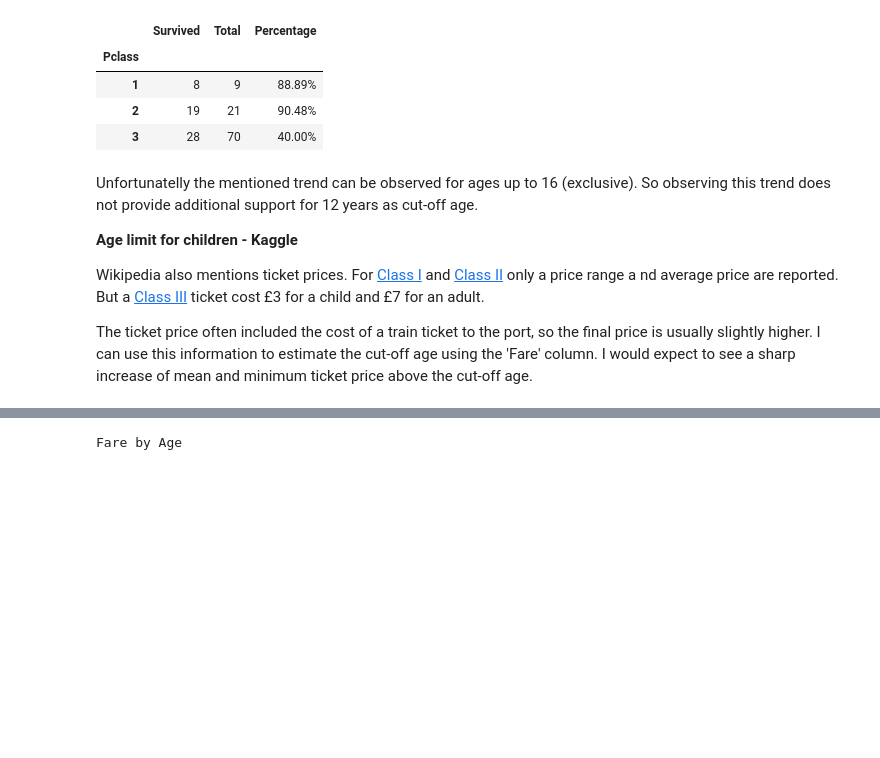
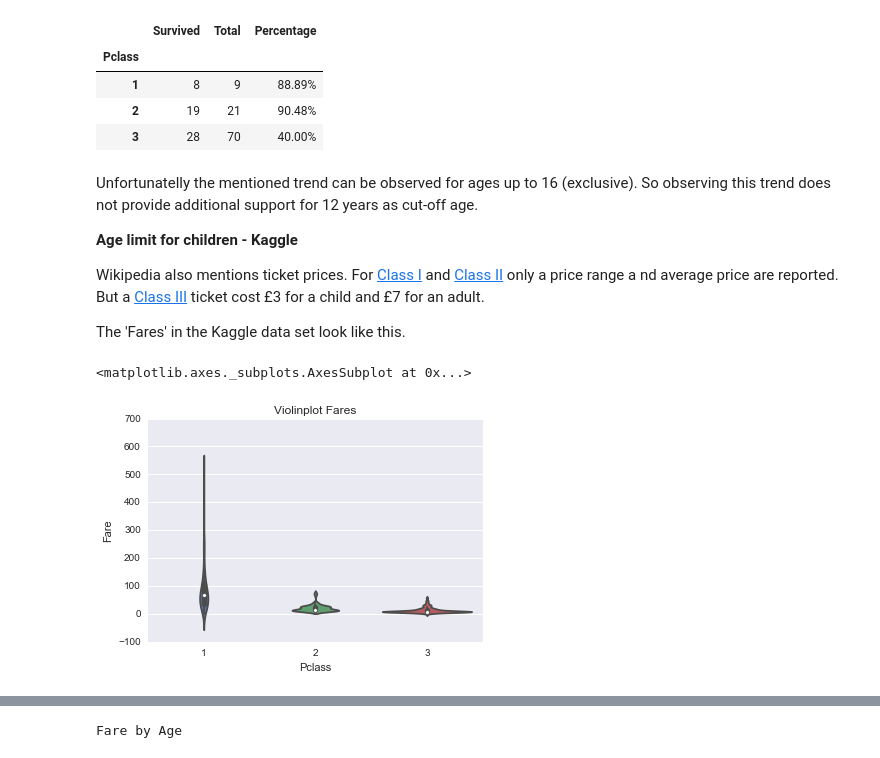
Before and after one commit to popolvar/udacity-dand-P2-titanic, a Jupyter notebook: Konecny P2 - Titanic.ipynb, the cells around one changed output, grey strips where cells are left out. Drawn from its saved outputs; the diff is of its cells as text; code cells hidden in the pictures; blank space fills up the shorter version.

Commit message:
added violinplots and boxplot for Fare

```diff
--- a/Konecny P2 - Titanic.ipynb
+++ b/Konecny P2 - Titanic.ipynb
@@ -260,4 +258,14 @@ Unfortunatelly the mentioned trend can be observed for ages up to 16 (exclusive)
 
 Wikipedia also mentions ticket prices. For [Class I](https://en.wikipedia.org/wiki/Passengers_of_the_RMS_Titanic#First_class) and [Class II](https://en.wikipedia.org/wiki/Passengers_of_the_RMS_Titanic#Second_class)  only a price range a nd average price are reported. But a [Class III](https://en.wikipedia.org/wiki/Passengers_of_the_RMS_Titanic#Third_class) ticket cost £3 for a child and £7 for an adult.
 
-The ticket price often included the cost of a train ticket to the port, so the final price is usually slightly higher. I can use this information to estimate the cut-off age using the 'Fare' column. I would expect to see a sharp increase of mean and minimum ticket price above the cut-off age.
+The 'Fares' in the Kaggle data set look like this.
+# %%
+import seaborn as sns
+import matplotlib.pyplot as plt
+
+ax = plt.axes()
+ax.set_title('Violinplot Fares')
+sns.violinplot(x="Pclass", y="Fare", data=passengers_df_age,inner = "box", ax = ax)
+# %% [output]
+<matplotlib.axes._subplots.AxesSubplot at 0x...>
+[figure, added]
```
Also changed, not shown: parts of 6 cells of this notebook.
